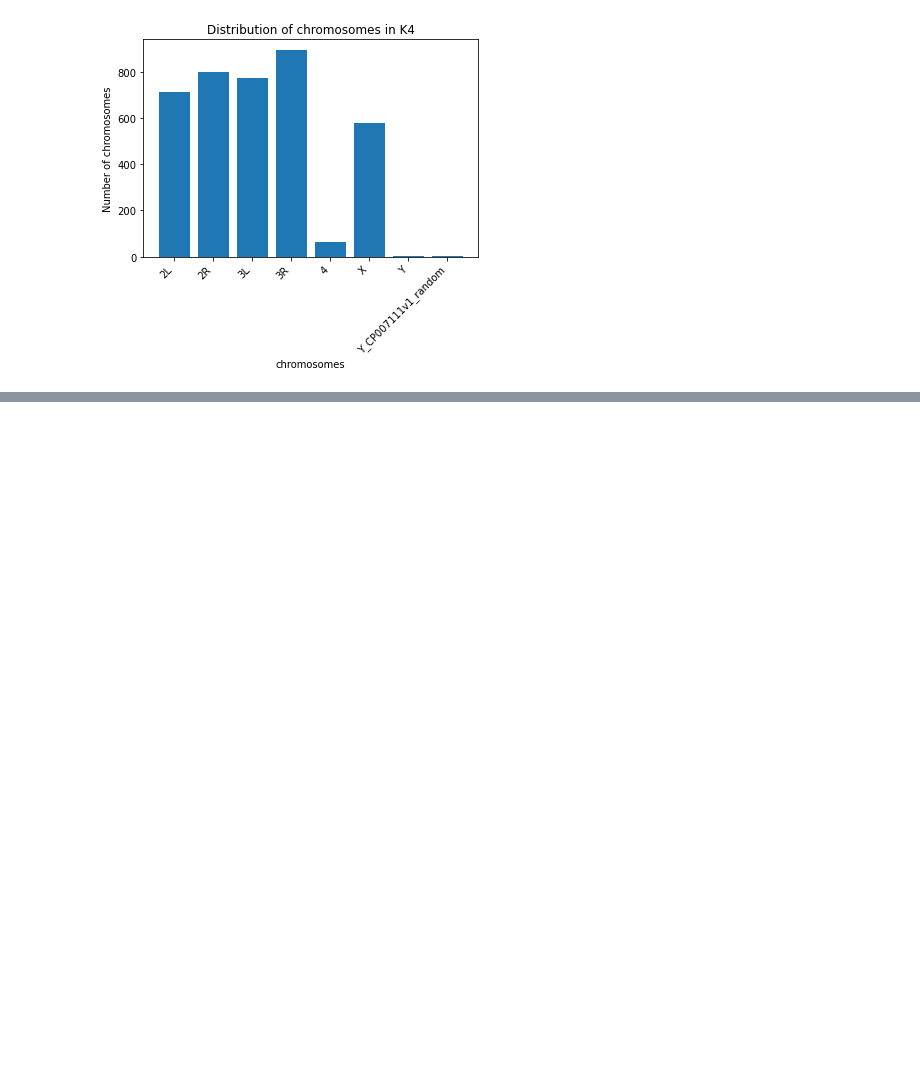
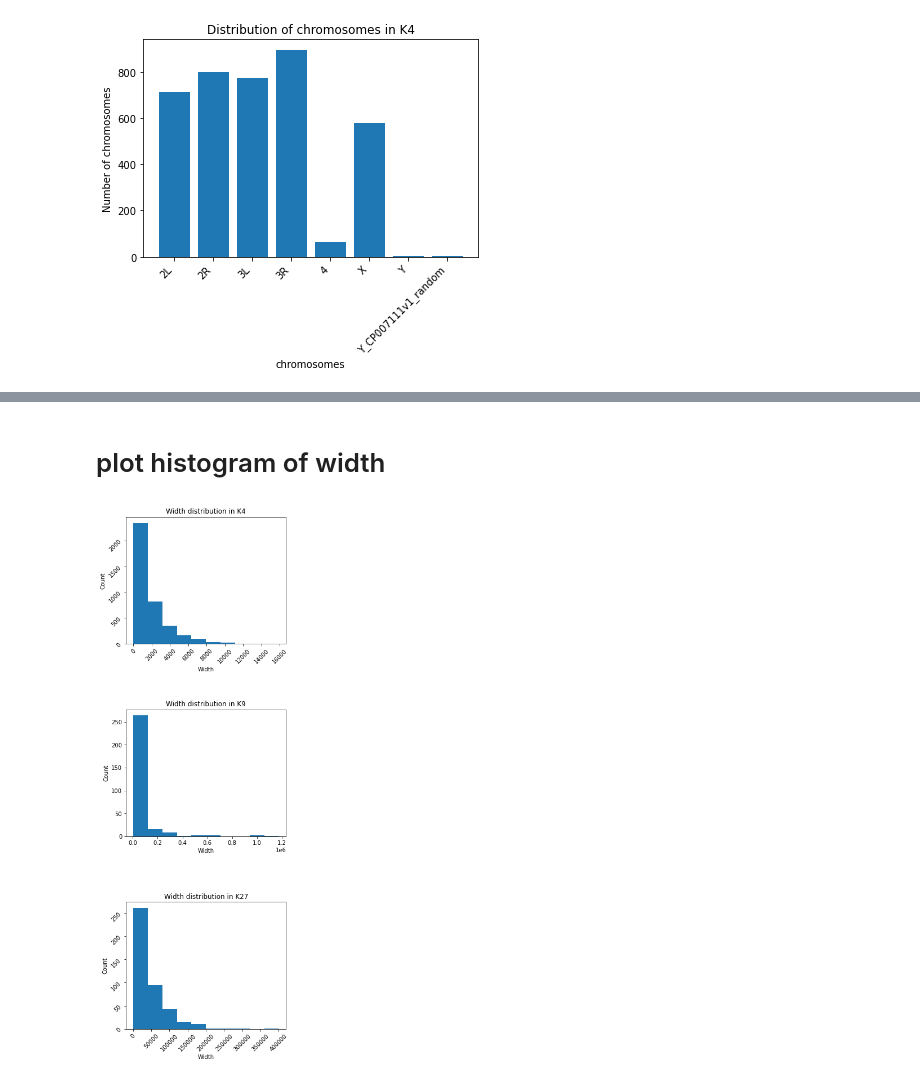
Before and after one commit to rstix287/qbb2020-answers, a Jupyter notebook: day1-lunch/day1-lunch-exercise2.ipynb, the cells around one changed output, grey strips where cells are left out. Drawn from its saved outputs; the diff is of its cells as text; code cells hidden in the pictures; blank space fills up the shorter version.

```diff
--- a/day1-lunch/day1-lunch-exercise2.ipynb
+++ b/day1-lunch/day1-lunch-exercise2.ipynb
@@ -69,0 +146,3 @@ plt.show()
+# %%
+df_k4.loc[:,"width"] = df_k4.loc[:,"end"] - df_k4.loc[:,"start"]
+df_k4
@@ -69,0 +163,3 @@ plt.show()
+# %%
+df_k9.loc[:,"width"] = df_k9.loc[:,"end"] - df_k9.loc[:,"start"]
+df_k9
@@ -69,0 +180,3 @@ plt.show()
+# %%
+df_k27.loc[:,"width"] = df_k27.loc[:,"end"] - df_k27.loc[:,"start"]
+df_k27
@@ -69,0 +197,22 @@ plt.show()
+# %% [markdown]
+# plot histogram of width
+# %%
+fig, ax = plt.subplots( nrows=3 )
+fig.set_figheight(15)
+ax[0].hist( df_k4.loc[:,"width"] )
+ax[1].hist( df_k9.loc[:,"width"] )
+ax[2].hist( df_k27.loc[:,"width"] )
+ax[0].tick_params(rotation=45)
+ax[2].tick_params(rotation=45)
+ax[0].set_xlabel("Width")
+ax[1].set_xlabel("Width")
+ax[2].set_xlabel("Width")
+ax[0].set_ylabel("Count")
+ax[1].set_ylabel("Count")
+ax[2].set_ylabel("Count")
+ax[0].set_title("Width distribution in K4")
+ax[1].set_title("Width distribution in K9")
+ax[2].set_title("Width distribution in K27")
+fig.tight_layout(pad=5.0)
+# %% [output]
+[figure, added]
```
Also changed, not shown: parts of 14 cells of this notebook.
